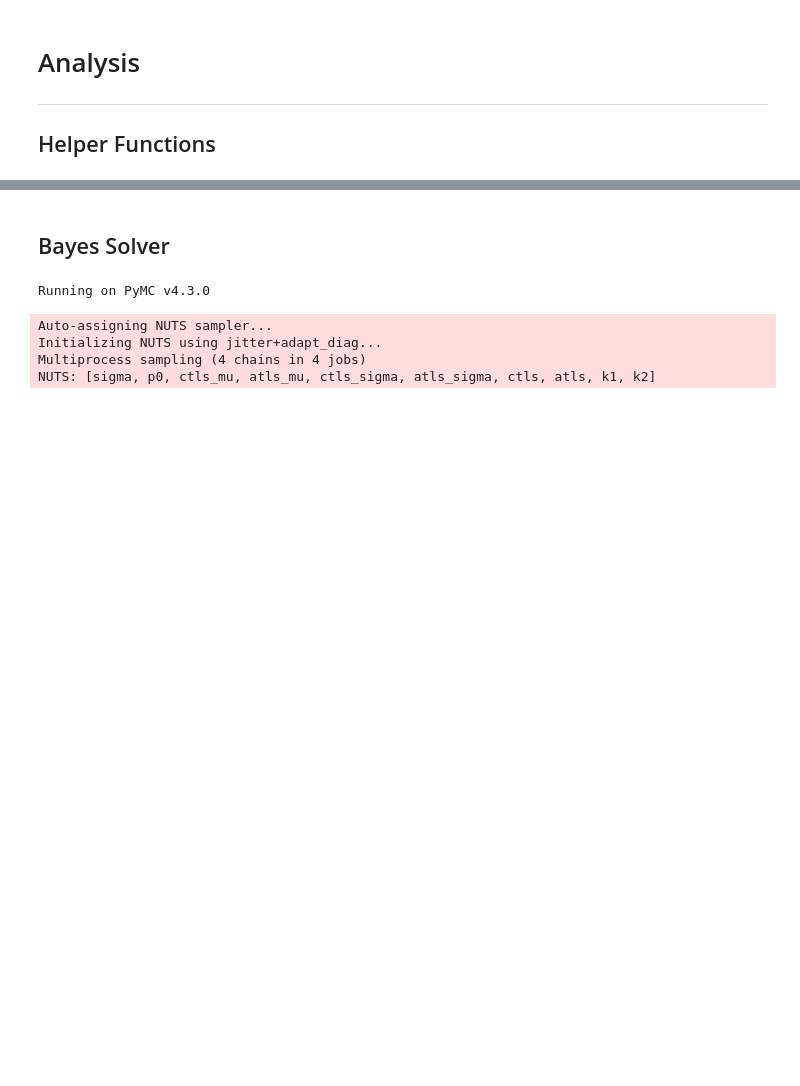
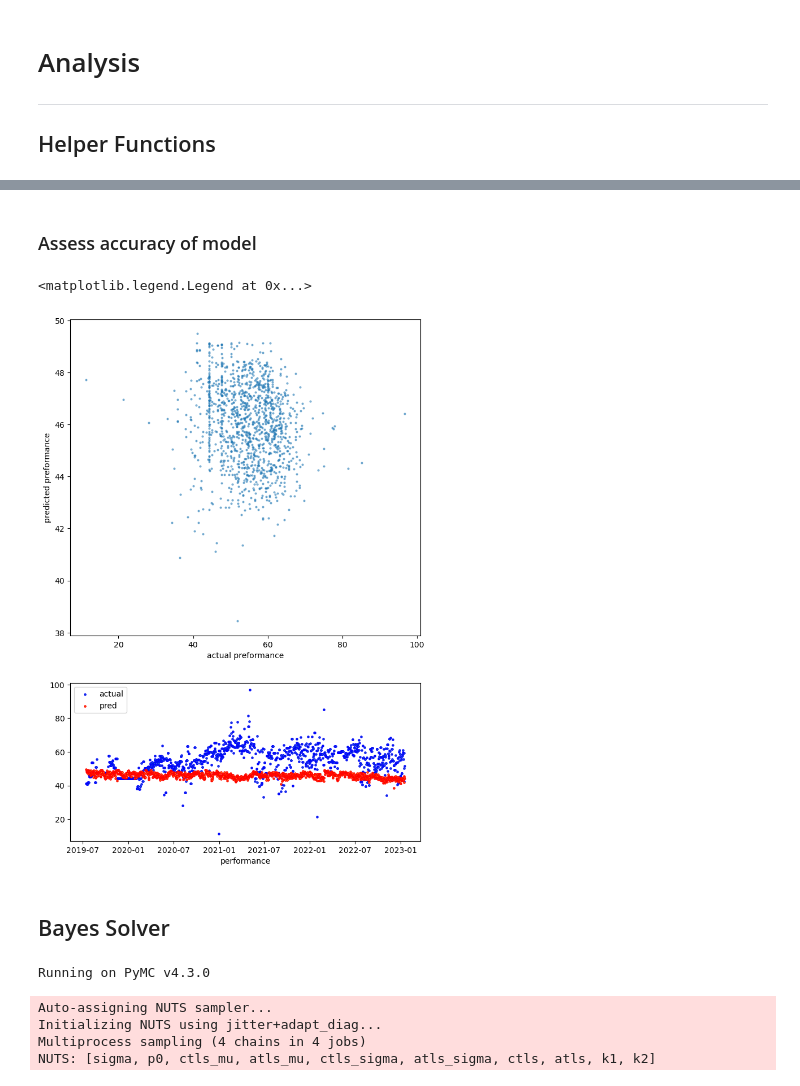
Before and after one commit to RyanAugust/TriNet, a Jupyter notebook: ctl-atl solver.ipynb, the cells around one changed output, grey strips where cells are left out. Cells and saved outputs as stored; diff of their text form; code cells hidden in the pictures; blank space fills up the shorter version.

Commit message:
banister -> class instead of fxn and big assessment of model both against actual performance metric and over time

```diff
--- a/ctl-atl solver.ipynb
+++ b/ctl-atl solver.ipynb
@@ -51,13 +44 @@ resting_hr = 40
-# %%
-def calc_vo2(row, max_hr, resting_hr):
-    if row['Sport'] == 'Bike':
-        percent_vo2 = (row['Average_Heart_Rate'] - resting_hr)/(max_hr - resting_hr)
-        vo2_estimated = (((row['Average_Power']/75)*1000)/row['Athlete_Weight']) / percent_vo2
-        # vo2_estimated = row['VO2max_Detected'] ## overide with Garmin VO2 Estimation
-    elif row['Sport'] == 'Run':
-        percent_vo2 = (row['Average_Heart_Rate'] - resting_hr)/(max_hr - resting_hr)
-        vo2_estimated = (210/row['xPace']) / percent_vo2
-    else:
-        vo2_estimated =  0
-    return vo2_estimated
 # %%
@@ -111,3 +151,8 @@ max_hr = 185
 resting_hr = 40
 ctls_ref = 42
 atls_ref = 7
+
+data = data_original.copy()
+data = pre_process(data, performance_fxn=calc_vo2)
+load_metric = data['day_TSS'].to_numpy()
+performance_metric = data['performance_metric'].to_numpy()
@@ -153,3 +204,40 @@ print(individual_banister_model)
+# %% [markdown]
+### Assess accuracy of model
+# %%
+load_metric = data['day_TSS'].tolist()
+data['pred performance_metric'] = banister_model(load_metric, individual_banister_model['x'])
+
+## Plot
+fig, ax = plt.subplots(2,1, figsize=(8,12), dpi=100,  gridspec_kw={'height_ratios': [2, 1]})
+ax[0].scatter(x=data['performance_metric']
+          ,y=data['pred performance_metric']
+          ,s=4
+          ,alpha=.5)
+ax[0].set_xlabel('actual preformance')
+ax[0].set_ylabel('predicted preformance')
+
+ax[1].scatter(data.index
+             ,data['performance_metric']
+             ,label='actual'
+             ,facecolor=None
+             ,edgecolor='blue'
+             ,s=5
+             ,linewidths=1
+             ,marker='o')
+ax[1].scatter(data.index
+             ,data['pred performance_metric']
+             ,label='pred'
+             ,facecolor=None
+             ,edgecolor='red'
+             ,s=5
+             ,linewidths=1
+             ,marker='o')
+ax[1].set_xlabel('date')
+ax[1].set_xlabel('performance')
+ax[1].legend(loc=2)
+# %% [output]
+<matplotlib.legend.Legend at 0x...>
+[figure, added]
 # %% [markdown]
 ## Bayes Solver
 # %%
```
Also changed, not shown: parts of 23 cells of this notebook.
